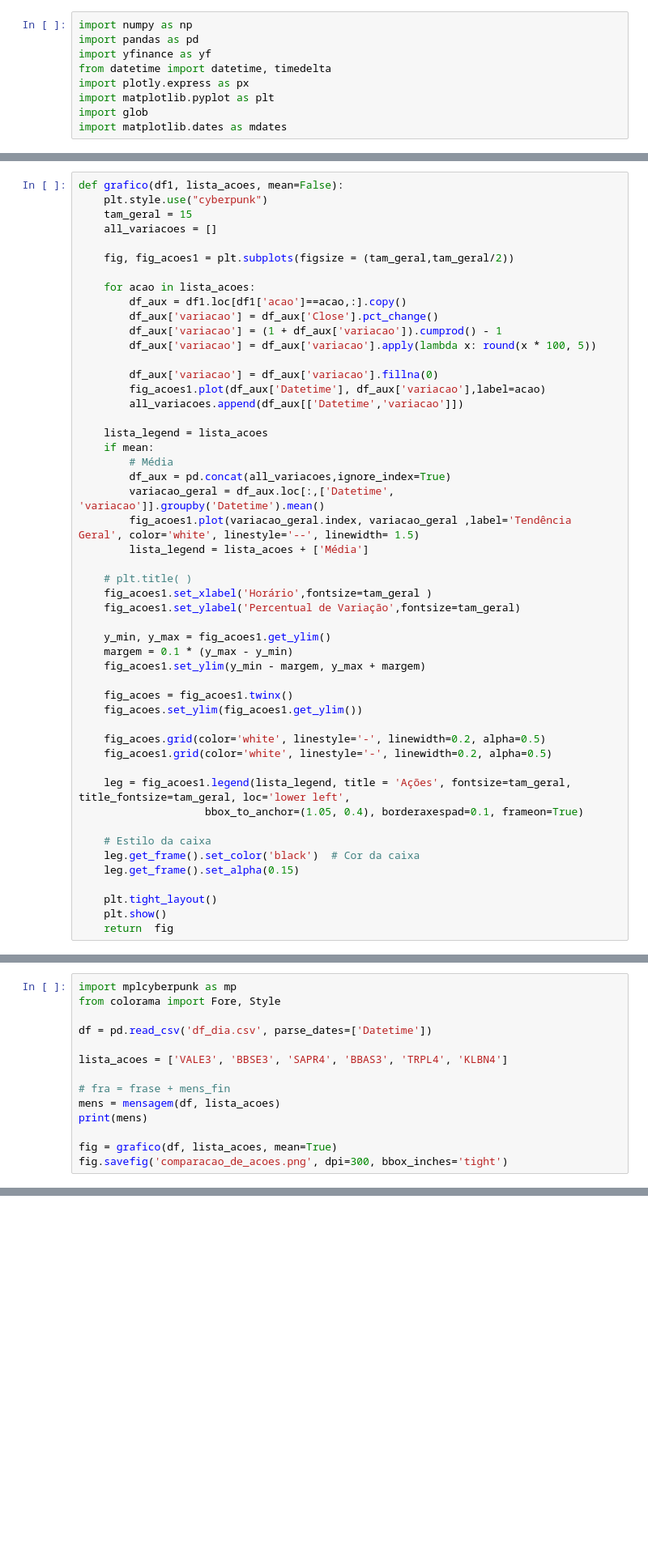
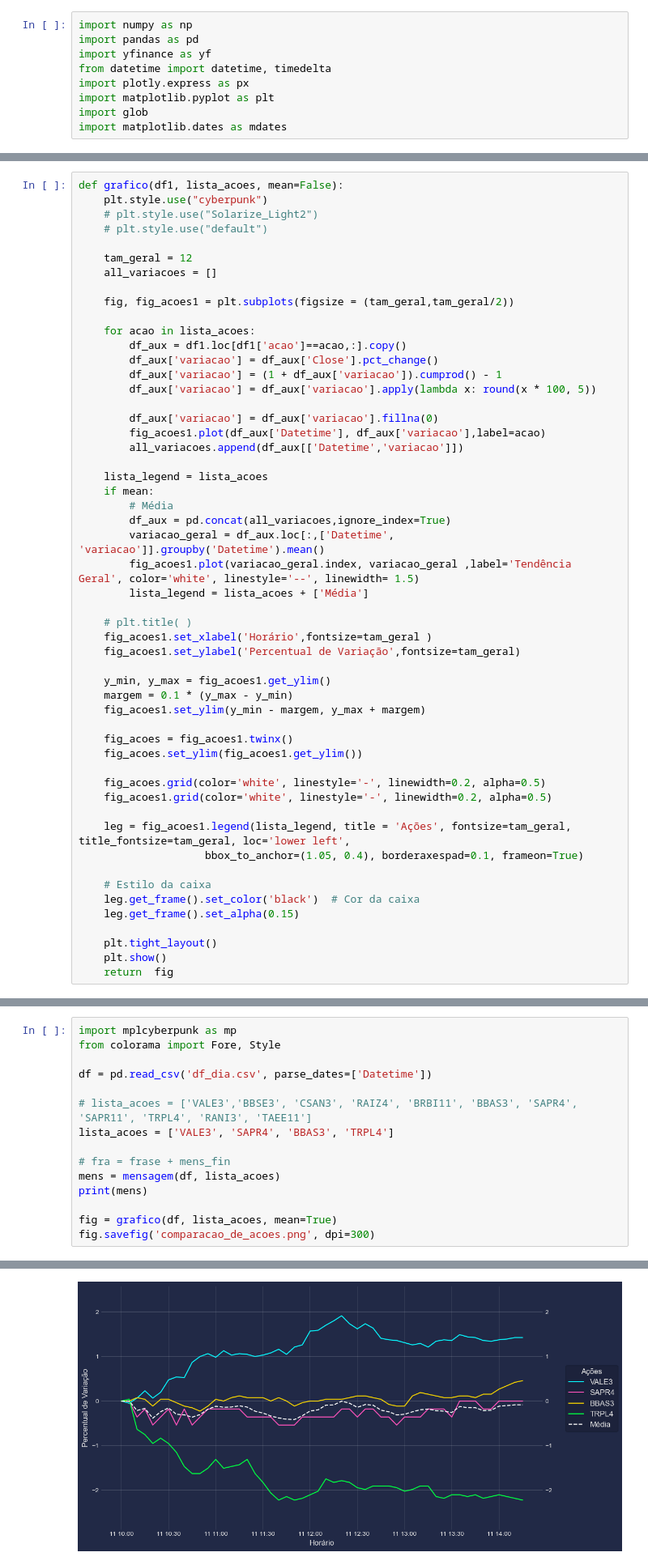
Before and after one commit to TheRas27/market_mail, a Jupyter notebook: data/notebook_coleta_dados.ipynb, the cells around one changed output, grey strips where cells are left out. Shown: that part at 81% size. Cells and saved outputs as stored; diff of their text form; blank space fills up the shorter version.

```diff
--- a/data/notebook_coleta_dados.ipynb
+++ b/data/notebook_coleta_dados.ipynb
@@ -107,7 +82,10 @@ buscar_dados_diarios()
 # %%
 def grafico(df1, lista_acoes, mean=False):
     plt.style.use("cyberpunk")
-    tam_geral = 15
+    # plt.style.use("Solarize_Light2")
+    # plt.style.use("default")
+
+    tam_geral = 12
     all_variacoes = []
 
     fig, fig_acoes1 = plt.subplots(figsize = (tam_geral,tam_geral/2))
@@ -213,13 +191,14 @@ from colorama import Fore, Style
 
 df = pd.read_csv('df_dia.csv', parse_dates=['Datetime'])
 
-lista_acoes = ['VALE3', 'BBSE3', 'SAPR4', 'BBAS3', 'TRPL4', 'KLBN4']
+# lista_acoes = ['VALE3','BBSE3', 'CSAN3', 'RAIZ4', 'BRBI11', 'BBAS3', 'SAPR4', 'SAPR11', 'TRPL4', 'RANI3', 'TAEE11']
+lista_acoes = ['VALE3', 'SAPR4', 'BBAS3', 'TRPL4']
 
 # fra = frase + mens_fin
 mens = mensagem(df, lista_acoes)
 print(mens)
 
 fig = grafico(df, lista_acoes, mean=True)
-fig.savefig('comparacao_de_acoes.png', dpi=300, bbox_inches='tight')
+fig.savefig('comparacao_de_acoes.png', dpi=300)
 # %% [output]
 Variação das ações selecionadas::
@@ -232,0 +209 @@ TypeError: grafico() got an unexpected keyword argument 'mean'
+[figure, added]
```
Also changed, not shown: parts of 7 cells of this notebook, 3 other files.
